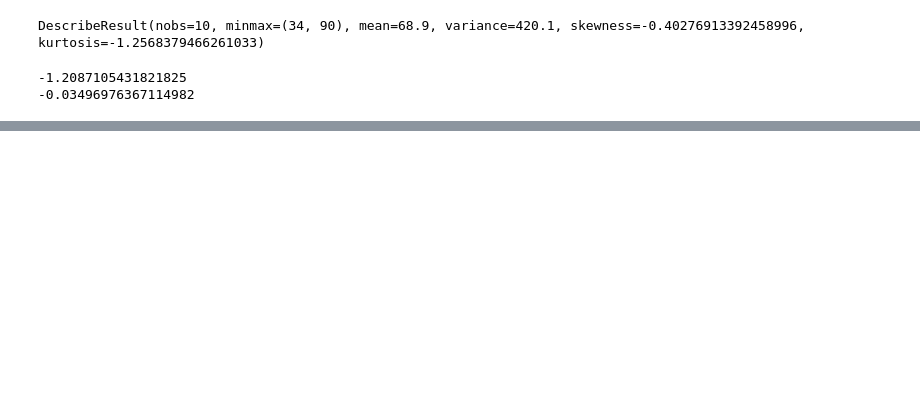
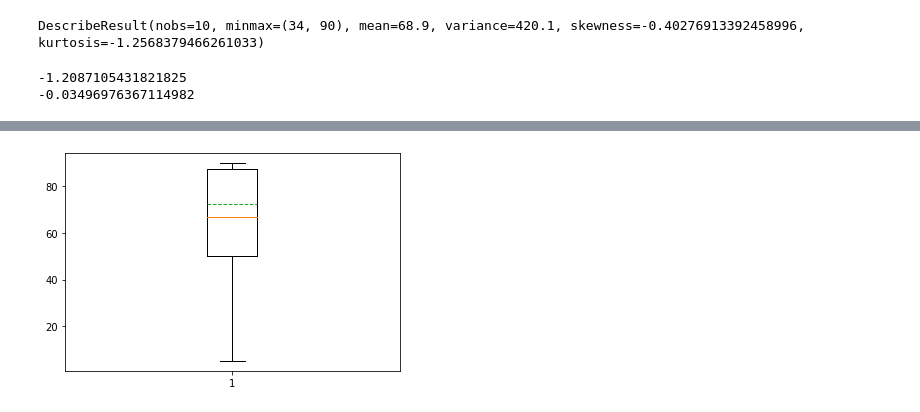
Before and after one commit to srikanthpragada/DS_16_AUG_2019, a Jupyter notebook: stat_demo.ipynb, the cells around one changed output, grey strips where cells are left out. Saved outputs shown, nothing was run; the diff lists cells and outputs as text; code cells hidden in the pictures; blank space fills up the shorter version.

```diff
--- a/stat_demo.ipynb
+++ b/stat_demo.ipynb
@@ -55,0 +92,4 @@ print(ss.skew(data))
+# %%
+graph = plt.boxplot(marks,showmeans=True, meanline = True, showfliers= False)
+# %% [output]
+[figure, added]
```
Also changed, not shown: parts of 17 cells of this notebook.
